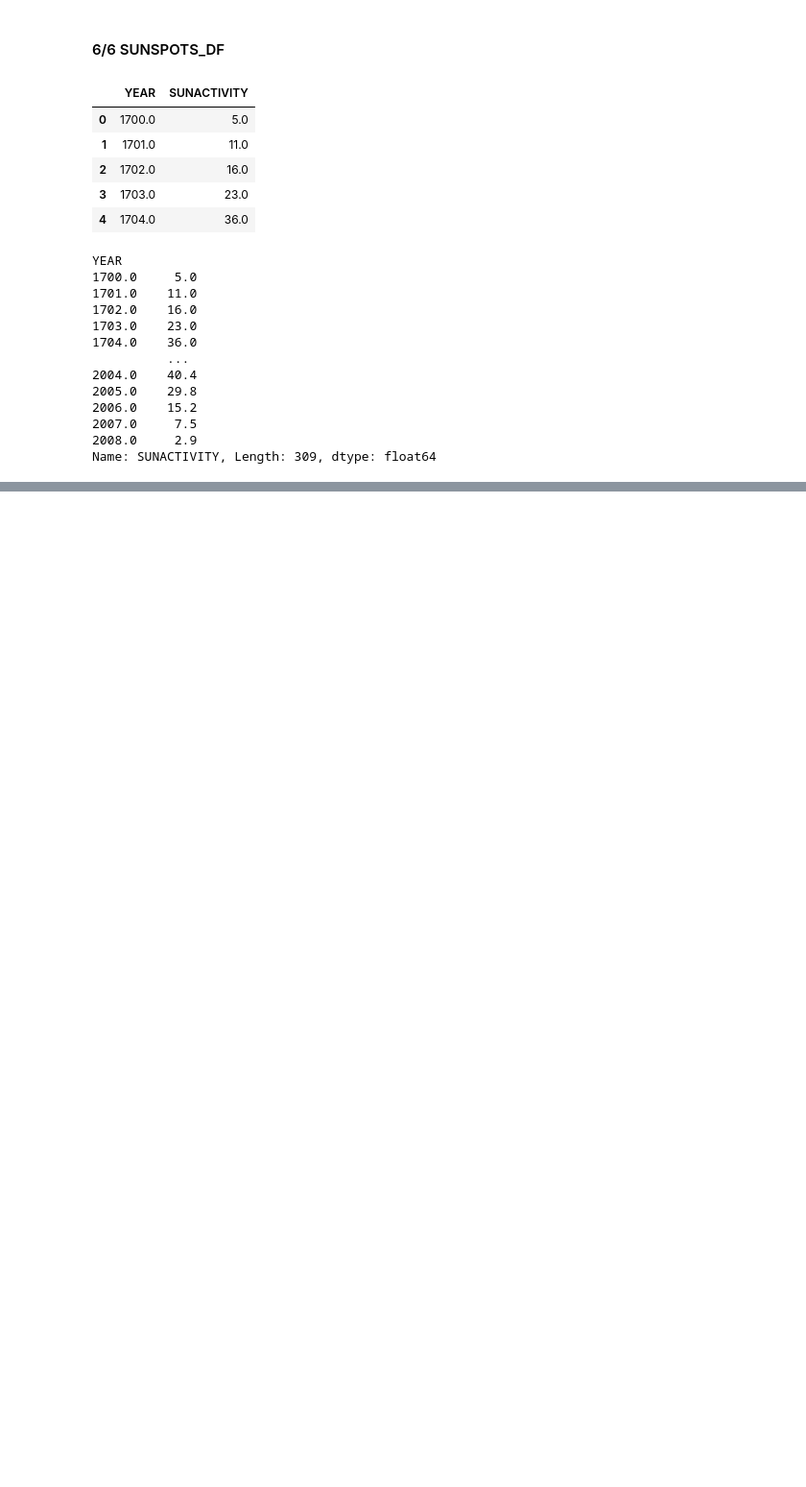
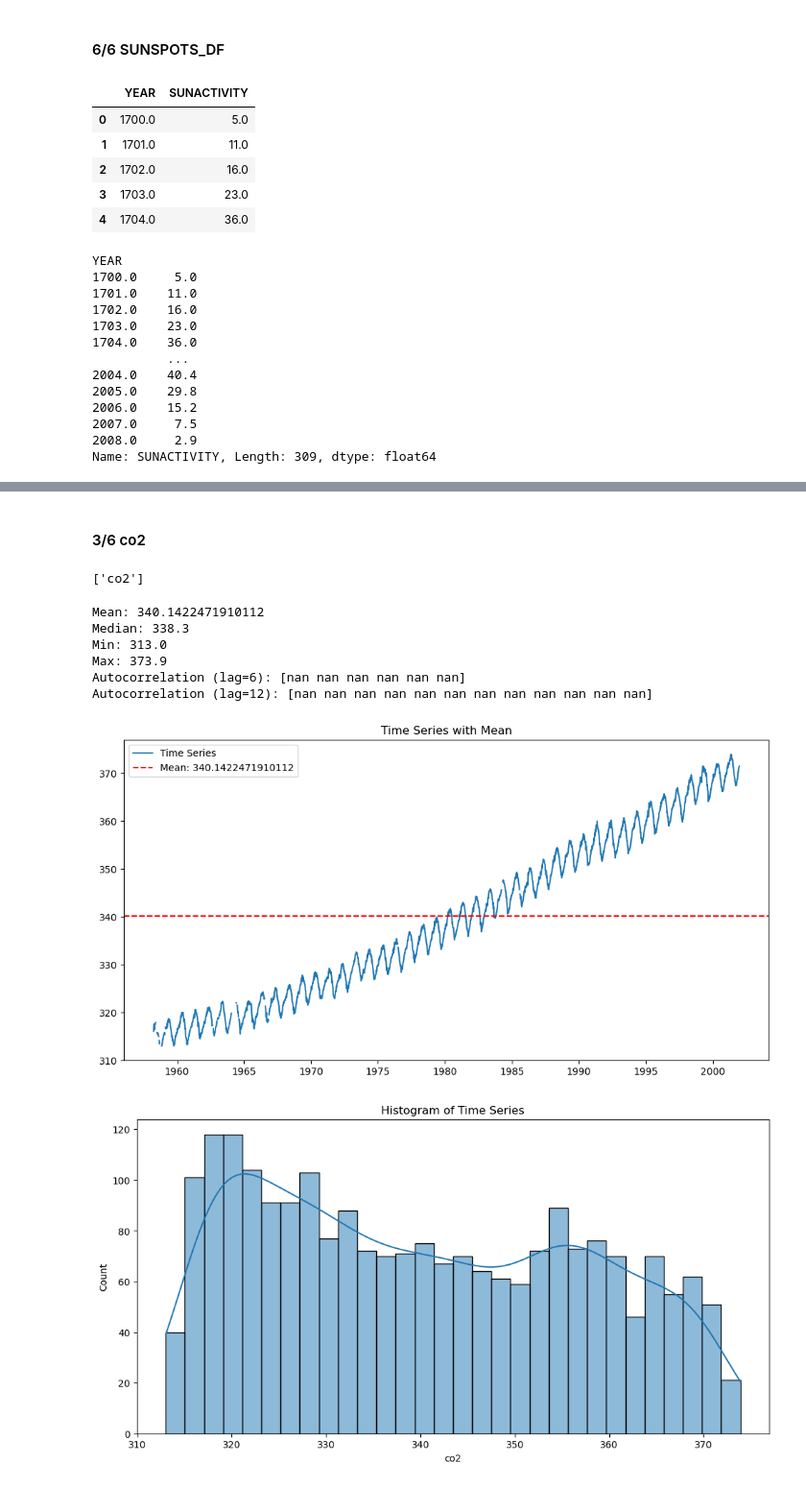
Before and after one commit to feed0/time-series, a Jupyter notebook: 3_statsmodels.ipynb, the cells around one changed output, grey strips where cells are left out. Shown at 96% size. Cells and saved outputs as stored; diff of their text form; code cells hidden in the pictures; blank space fills up the shorter version.

```diff
--- a/3_statsmodels.ipynb
+++ b/3_statsmodels.ipynb
@@ -420,0 +483,19 @@ Autocorrelation (lag=12): [ 0.82020129  0.45126849  0.03957655 -0.27579196 -0.42
+# %% [markdown]
+#### 3/6 co2
+# %%
+CO2_DF.columns.tolist()
+# %% [output]
+['co2']
+# %%
+co2_ts = CO2_DF['co2']
+# %%
+summarize(co2_ts)
+# %% [output]
+Mean: 340.1422471910112
+Median: 338.3
+Min: 313.0
+Max: 373.9
+Autocorrelation (lag=6): [nan nan nan nan nan nan]
+Autocorrelation (lag=12): [nan nan nan nan nan nan nan nan nan nan nan nan]
+[figure, added]
+[figure, added]
```
Also changed, not shown: parts of 35 cells of this notebook.
